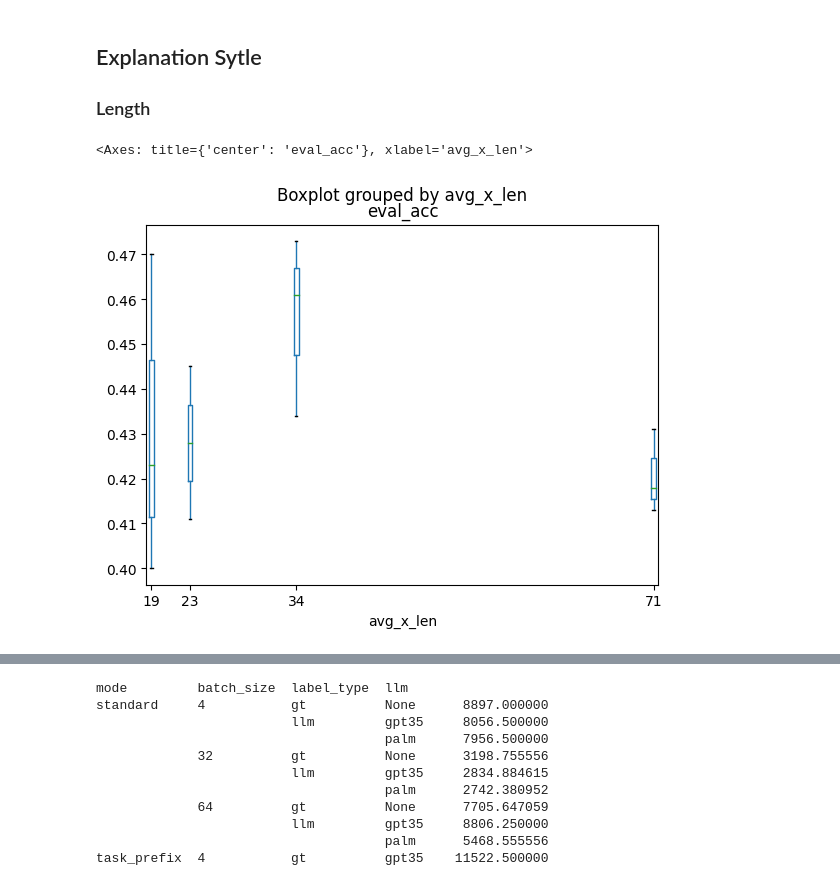
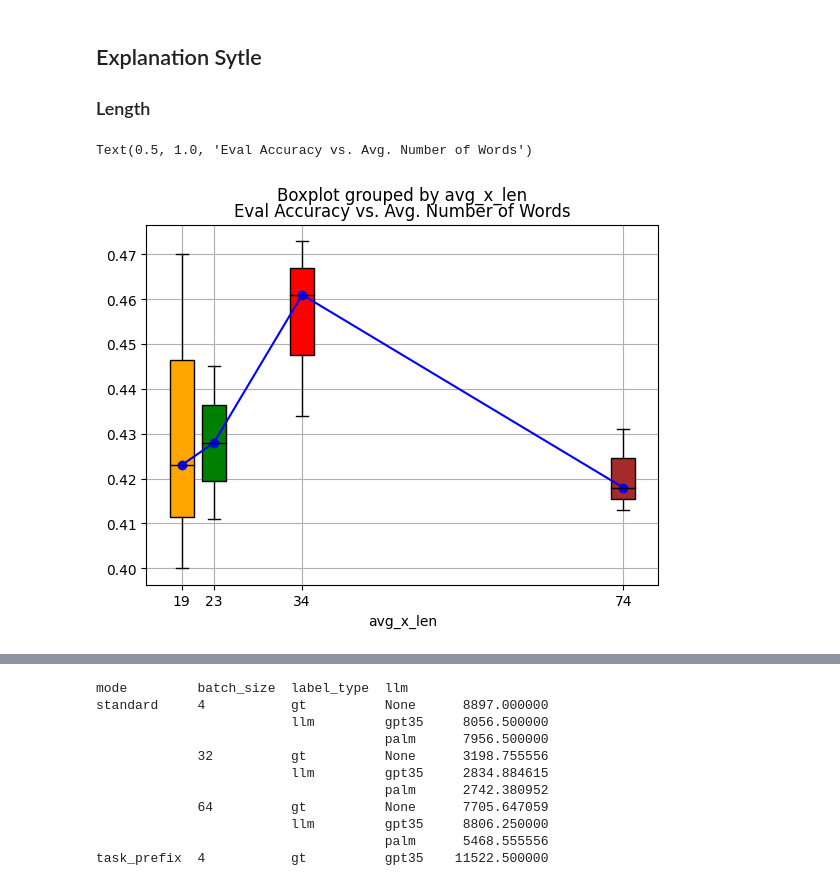
Before and after one commit to lukasvoege/ZeroShot-step-by-step-distillation, a Jupyter notebook: analytics.ipynb, the cells around one changed output, grey strips where cells are left out. Saved outputs shown, nothing was run; the diff lists cells and outputs as text; code cells hidden in the pictures.

Commit message:
box plot

```diff
--- a/analytics.ipynb
+++ b/analytics.ipynb
@@ -349,21 +351,31 @@ modelsize_graph(experiments, dataset="anli1", labels=True, prompt_mix=6, distill
 # %%
 filtered_exp_length = experiments.copy()
 # for prompt_mix 9, change subsample 1.0 to 0.5
 filtered_exp_length.loc[(filtered_exp_length["prompt_mix"] == 9), "subsample"] = 0.5
 filtered_exp_length = filtered_exp_length.query("dataset == 'anli1' and model == 't5-v1_1-base' and subsample == 0.5 and label_type == 'gt' and mode == 'task_prefix'")
 
 # group over runs and add mean and standard error over top 3 runs
 filtered_exp_length = filtered_exp_length.groupby(["prompt_mix"]).apply(
     lambda group: group.nlargest(3, "eval_acc")).reset_index(drop=True)
 
-sizes = {0: 19, 6: 34, 8: 23, 9: 71}
-filtered_exp_length["avg_x_len"] = filtered_exp_length["prompt_mix"].map(sizes)
+lens = {0: 19, 6: 34, 8: 23, 9: 74}
+filtered_exp_length["avg_x_len"] = filtered_exp_length["prompt_mix"].map(lens)
 filtered_exp_length = filtered_exp_length.sort_values(by=["avg_x_len"])
 
-# vertical boxplots of eval_acc for each avg_x_len. X-axis is avg_x_len and continuous
+# vertical boxplots of eval_acc for each avg_x_len.
 fig, ax = plt.subplots()
-positions = [19, 23, 34, 71]
-filtered_exp_length.boxplot(column="eval_acc", by="avg_x_len", ax=ax, positions=positions, grid=False)
+positions = sorted(lens.values())
+colors = ["orange", "green", "red", "brown"]
+bplot = filtered_exp_length.boxplot(column="eval_acc", by="avg_x_len", ax=ax, positions=positions, grid=True, widths=3.0, patch_artist=True,
+                                    boxprops=dict(edgecolor="black"),
+                                    medianprops=dict(color="black", linewidth=1),
+                                    whiskerprops=dict(color="black"))
+boxes = [child for child in bplot.get_children() if isinstance(child, matplotlib.patches.PathPatch)]
+for box, color in zip(boxes, colors):
+    box.set_facecolor(color)
+
+ax.plot(positions, filtered_exp_length.groupby(["avg_x_len"]).agg({"eval_acc": "median"}), color="blue", marker="o")
+ax.set_title("Eval Accuracy vs. Avg. Number of Words")
 # %% [output]
-<Axes: title={'center': 'eval_acc'}, xlabel='avg_x_len'>
+Text(0.5, 1.0, 'Eval Accuracy vs. Avg. Number of Words')
-[figure, old version]
+[figure, new version]
```
Also changed, not shown: parts of 7 cells of this notebook.
